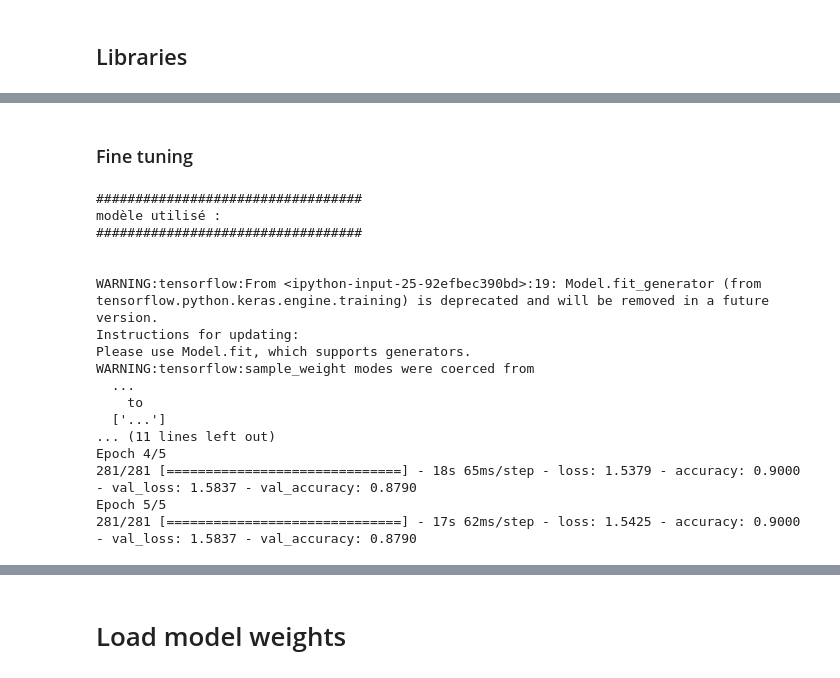
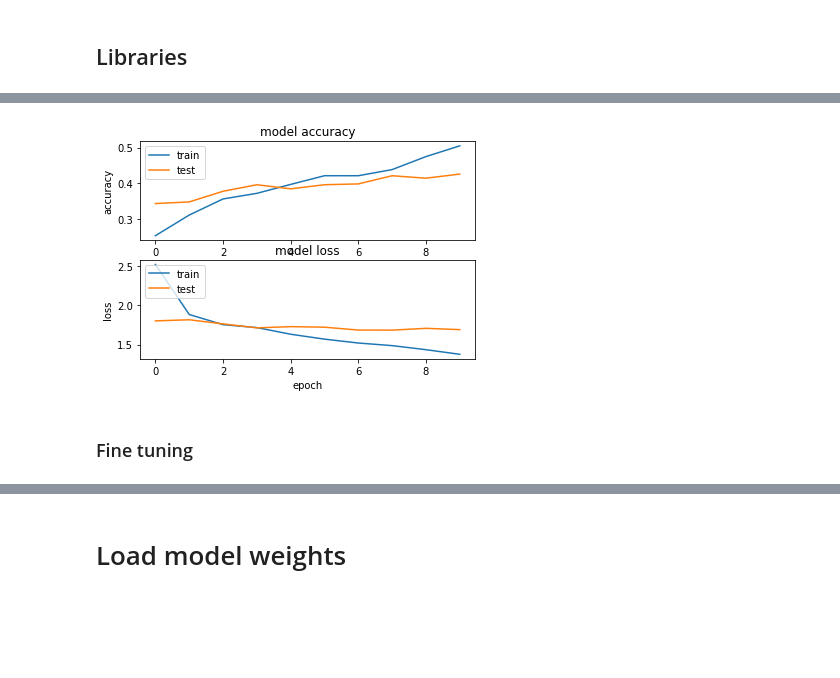
Before and after one commit to VALDOM-PROJET-TRANSVERSE-2019/Module3_VehicleEmissions, a Jupyter notebook: infer_emission/models_analysis/2-model_vehicle_finetuning_resnet.ipynb, the cells around one changed output, grey strips where cells are left out. Saved outputs shown, nothing was run; the diff lists cells and outputs as text; code cells hidden in the pictures; blank space fills up the shorter version.

```diff
--- a/infer_emission/models_analysis/2-model_vehicle_finetuning_resnet.ipynb
+++ b/infer_emission/models_analysis/2-model_vehicle_finetuning_resnet.ipynb
@@ -97,0 +219,34 @@ Found 439 images belonging to 10 classes.
+# %%
+def train_top_model(save_weights=True,optimizer="adam", loss='categorical_crossentropy', epochs=3):
+    generator_top_train, generator_top_val = get_generators(class_mode_train='categorical')
+    train_labels, val_labels = get_train_val_labels(generator_top_train, generator_top_val)
+
+    nb_train_samples = len(generator_top_train.filenames)
+    nb_val_samples = len(generator_top_val.filenames)
+
+    train_data = np.load(path_pretrained_features + '/bottleneck_features_train.npy')
+    validation_data = np.load(path_pretrained_features + '/bottleneck_features_val.npy')
+
+    # Now create and train a small fully-connected network - the top model - using the bottleneck features as input, with our classes as the classifier output.
+    top_model = get_top_model(train_data.shape)
+    top_model.compile(optimizer=optimizer,
+                                loss=loss,
+                                metrics=['accuracy'])
+    history = top_model.fit(train_data, train_labels,
+              epochs=epochs,
+              batch_size=batch_size,
+              validation_data=(validation_data, val_labels))
+
+    if save_weights:
+        top_model.save_weights(path_top_model_weights)
+
+    # evaluation
+    (eval_loss, eval_accuracy) = top_model.evaluate(
+         validation_data, val_labels, batch_size=batch_size, verbose=1)
+
+    print("[INFO] accuracy: {:.2f}%".format(eval_accuracy * 100))
+    print("[INFO] Loss: {}".format(eval_loss))
+
+    plt.figure(1)
+
+    return history
@@ -97,0 +459,6 @@ Found 439 images belonging to 10 classes.
+# %%
+print("##################################################")
+print("optimizer : ", optimizer)
+print("loss : ", loss)
+print("##################################################")
+history = train_top_model(save_weights=True, loss=loss, optimizer=optimizer, epochs=20)
@@ -98,2 +484,6 @@ Found 439 images belonging to 10 classes.
+# %%
+plot_training(history)
+# %% [output]
+[figure, added]
 # %% [markdown]
 ### Fine tuning
@@ -141,24 +489,0 @@ def training():
-# %%
-model = None
-history = None
-
-with tf.device("/gpu:0"):
-    model, history = training()
-# %% [output]
-##################################
-modèle utilisé :
-##################################
-
-
-WARNING:tensorflow:From <ipython-input-25-92efbec390bd>:19: Model.fit_generator (from tensorflow.python.keras.engine.training) is deprecated and will be removed in a future version.
-Instructions for updating:
-Please use Model.fit, which supports generators.
-WARNING:tensorflow:sample_weight modes were coerced from
-  ...
-    to
-  ['...']
-... (11 lines left out)
-Epoch 4/5
-281/281 [==============================] - 18s 65ms/step - loss: 1.5379 - accuracy: 0.9000 - val_loss: 1.5837 - val_accuracy: 0.8790
-Epoch 5/5
-281/281 [==============================] - 17s 62ms/step - loss: 1.5425 - accuracy: 0.9000 - val_loss: 1.5837 - val_accuracy: 0.8790
```
Also changed, not shown: parts of 42 cells of this notebook.
